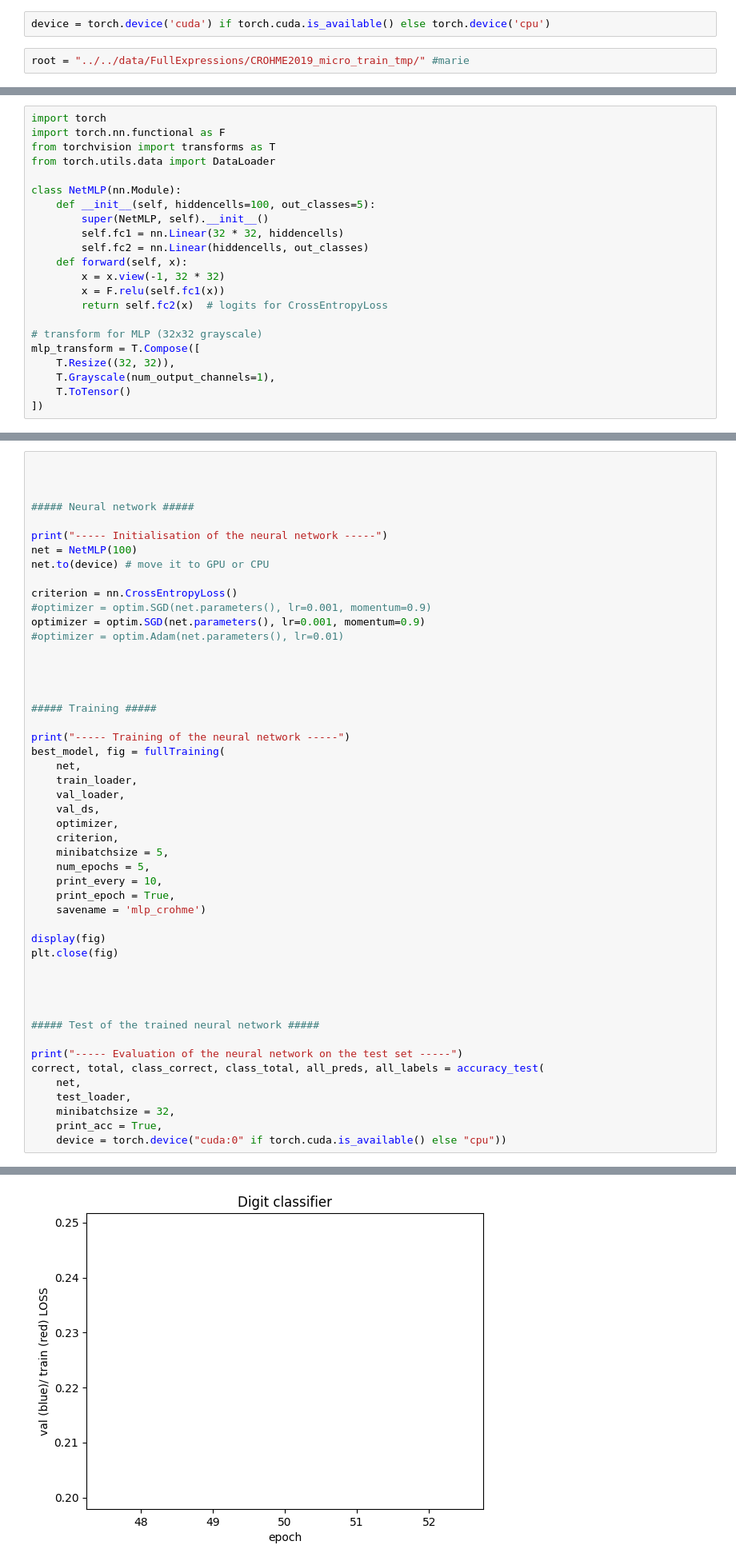
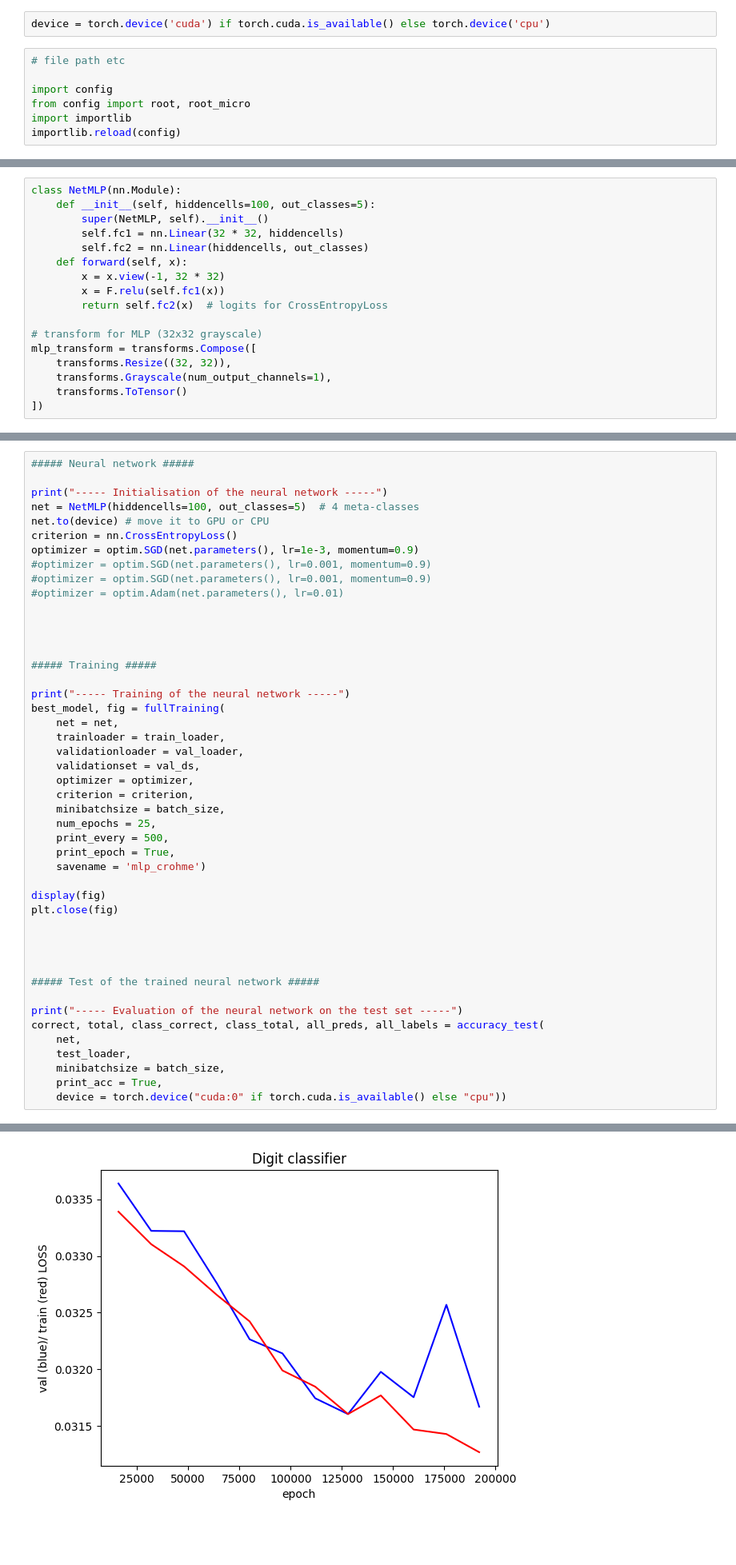
Before and after one commit to Raclax/DL_project_marie_clara, a Jupyter notebook: microtest.ipynb, the cells around one changed output, grey strips where cells are left out. Shown at 80% size. Drawn from its saved outputs; the diff is of its cells as text; blank space fills up the shorter version.

```diff
--- a/microtest.ipynb
+++ b/microtest.ipynb
@@ -28,4 +37,9 @@ plt.ion()
 # %%
 device = torch.device('cuda') if torch.cuda.is_available() else torch.device('cpu')
 # %%
-root = "../../data/FullExpressions/CROHME2019_micro_train_tmp/" #marie
+# file path etc
+
+import config
+from config import root, root_micro
+import importlib
+importlib.reload(config)
@@ -424,11 +489,6 @@ Erreur sur train_subset: show_image_with_boxes_debug() got an unexpected keyword
 # %% [markdown]
 ### Class
 # %%
-import torch
-import torch.nn.functional as F
-from torchvision import transforms as T
-from torch.utils.data import DataLoader
-
 class NetMLP(nn.Module):
     def __init__(self, hiddencells=100, out_classes=5):
         super(NetMLP, self).__init__()
@@ -440,10 +500,10 @@ class NetMLP(nn.Module):
         return self.fc2(x)  # logits for CrossEntropyLoss
 
 # transform for MLP (32x32 grayscale)
-mlp_transform = T.Compose([
-    T.Resize((32, 32)),
-    T.Grayscale(num_output_channels=1),
-    T.ToTensor()
+mlp_transform = transforms.Compose([
+    transforms.Resize((32, 32)),
+    transforms.Grayscale(num_output_channels=1),
+    transforms.ToTensor()
 ])
 # %% [markdown]
 ### Data
@@ -829,16 +631,13 @@ def print_matrix(all_labels, all_preds, classes):
 # %%
-
-
-
 ##### Neural network #####
 
 print("----- Initialisation of the neural network -----")
-net = NetMLP(100)
+net = NetMLP(hiddencells=100, out_classes=5)  # 4 meta-classes
 net.to(device) # move it to GPU or CPU
-
 criterion = nn.CrossEntropyLoss()
+optimizer = optim.SGD(net.parameters(), lr=1e-3, momentum=0.9)
 #optimizer = optim.SGD(net.parameters(), lr=0.001, momentum=0.9)
-optimizer = optim.SGD(net.parameters(), lr=0.001, momentum=0.9)
+#optimizer = optim.SGD(net.parameters(), lr=0.001, momentum=0.9)
 #optimizer = optim.Adam(net.parameters(), lr=0.01)
 
 
@@ -848,15 +647,15 @@ optimizer = optim.SGD(net.parameters(), lr=0.001, momentum=0.9)
 
 print("----- Training of the neural network -----")
 best_model, fig = fullTraining(
-    net,
-    train_loader,
-    val_loader,
-    val_ds,
-    optimizer,
-    criterion,
-    minibatchsize = 5,
-    num_epochs = 5,
-    print_every = 10,
+    net = net,
+    trainloader = train_loader,
+    validationloader = val_loader,
+    validationset = val_ds,
+    optimizer = optimizer,
+    criterion = criterion,
+    minibatchsize = batch_size,
+    num_epochs = 25,
+    print_every = 500,
     print_epoch = True,
     savename = 'mlp_crohme')
 
@@ -872,7 +671,7 @@ print("----- Evaluation of the neural network on the test set -----")
 correct, total, class_correct, class_total, all_preds, all_labels = accuracy_test(
     net,
     test_loader,
-    minibatchsize = 32,
+    minibatchsize = batch_size,
     print_acc = True,
     device = torch.device("cuda:0" if torch.cuda.is_available() else "cpu"))
 # %% [output]
@@ -890,2 +695,2 @@ Finished Training
-[figure, old version]
+[figure, new version]
 ----- Evaluation of the neural network on the test set -----
```
Also changed, not shown: parts of 22 cells of this notebook.
